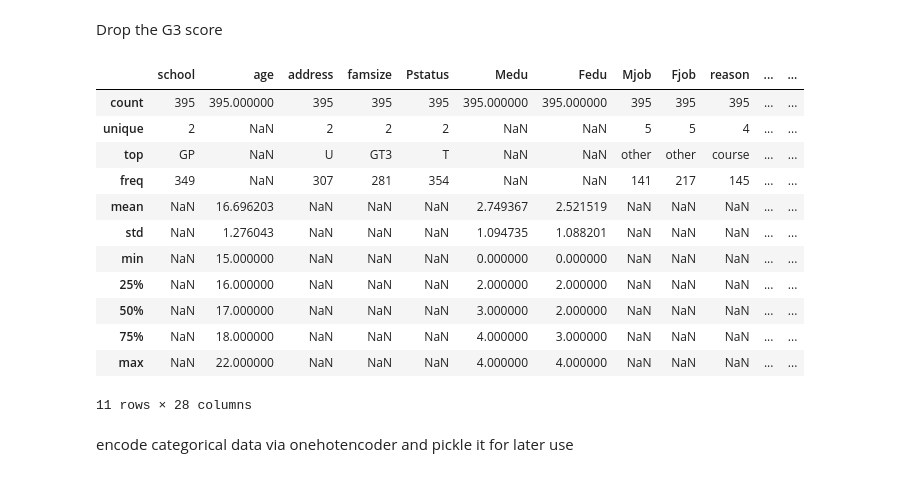
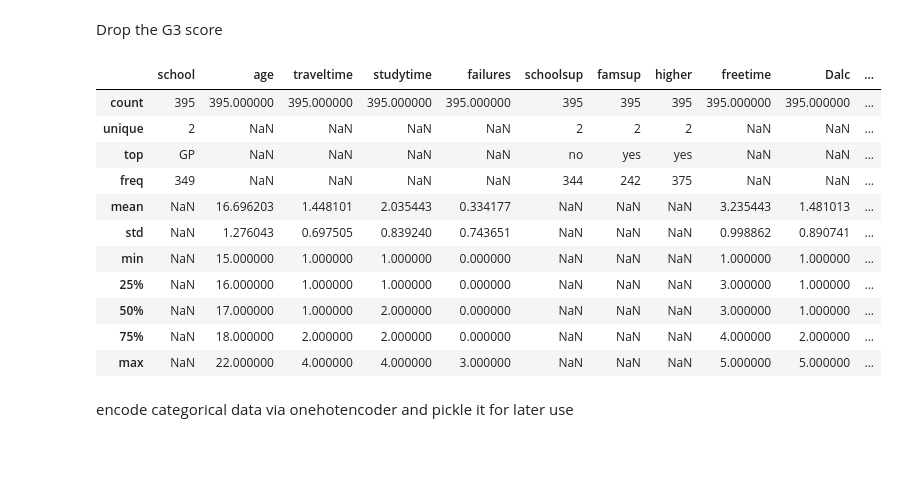
Before and after one commit to CMU-313/fall-2021-hw4-the-brogrammers, a Jupyter notebook: model_build.ipynb, the cells around one changed output. Drawn from its saved outputs; the diff is of its cells as text; code cells hidden in the pictures.

```diff
--- a/model_build.ipynb
+++ b/model_build.ipynb
@@ -59,27 +59,27 @@ df.describe()
 Drop the G3 score
 # %%
 
-include = ['school', 'age', 'address', 'famsize', 'Pstatus', 'Medu', 'Fedu', 'Mjob', 'Fjob', 'reason', 'guardian', 'traveltime', 'studytime',
-            'failures', 'schoolsup', 'famsup', 'paid', 'activities', 'higher', 'internet', 'famrel', 'freetime', 'goout', 'Dalc', 'Walc', 'health', 'absences']
+# include = ['school', 'age', 'address', 'famsize', 'Pstatus', 'Medu', 'Fedu', 'Mjob', 'Fjob', 'reason', 'guardian', 'traveltime', 'studytime',
+#             'failures', 'schoolsup', 'famsup', 'paid', 'activities', 'higher', 'internet', 'famrel', 'freetime', 'goout', 'Dalc', 'Walc', 'health', 'absences']
+include = ['school', 'age', 'traveltime', 'studytime', 'failures', 'schoolsup', 'famsup', 'higher', 'freetime', 'Dalc', 'Walc', 'health', 'absences']
 
 include.append('qual_student')
 
 df.drop(columns=df.columns.difference(include), inplace=True)
 df.describe(include='all')
 # %% [output]
-|  | school | age | address | famsize | Pstatus | Medu | Fedu | Mjob | Fjob | reason | ... | ... |
-| count | 395 | 395.000000 | 395 | 395 | 395 | 395.000000 | 395.000000 | 395 | 395 | 395 | ... | ... |
-| unique | 2 | NaN | 2 | 2 | 2 | NaN | NaN | 5 | 5 | 4 | ... | ... |
-| top | GP | NaN | U | GT3 | T | NaN | NaN | other | other | course | ... | ... |
-| freq | 349 | NaN | 307 | 281 | 354 | NaN | NaN | 141 | 217 | 145 | ... | ... |
-| mean | NaN | 16.696203 | NaN | NaN | NaN | 2.749367 | 2.521519 | NaN | NaN | NaN | ... | ... |
-| std | NaN | 1.276043 | NaN | NaN | NaN | 1.094735 | 1.088201 | NaN | NaN | NaN | ... | ... |
-| min | NaN | 15.000000 | NaN | NaN | NaN | 0.000000 | 0.000000 | NaN | NaN | NaN | ... | ... |
-| 25% | NaN | 16.000000 | NaN | NaN | NaN | 2.000000 | 2.000000 | NaN | NaN | NaN | ... | ... |
-| 50% | NaN | 17.000000 | NaN | NaN | NaN | 3.000000 | 2.000000 | NaN | NaN | NaN | ... | ... |
-| 75% | NaN | 18.000000 | NaN | NaN | NaN | 4.000000 | 3.000000 | NaN | NaN | NaN | ... | ... |
-| max | NaN | 22.000000 | NaN | NaN | NaN | 4.000000 | 4.000000 | NaN | NaN | NaN | ... | ... |
+|  | school | age | traveltime | studytime | failures | schoolsup | famsup | higher | freetime | Dalc | ... |
+| count | 395 | 395.000000 | 395.000000 | 395.000000 | 395.000000 | 395 | 395 | 395 | 395.000000 | 395.000000 | ... |
+| unique | 2 | NaN | NaN | NaN | NaN | 2 | 2 | 2 | NaN | NaN | ... |
+| top | GP | NaN | NaN | NaN | NaN | no | yes | yes | NaN | NaN | ... |
+| freq | 349 | NaN | NaN | NaN | NaN | 344 | 242 | 375 | NaN | NaN | ... |
+| mean | NaN | 16.696203 | 1.448101 | 2.035443 | 0.334177 | NaN | NaN | NaN | 3.235443 | 1.481013 | ... |
+| std | NaN | 1.276043 | 0.697505 | 0.839240 | 0.743651 | NaN | NaN | NaN | 0.998862 | 0.890741 | ... |
+| min | NaN | 15.000000 | 1.000000 | 1.000000 | 0.000000 | NaN | NaN | NaN | 1.000000 | 1.000000 | ... |
+| 25% | NaN | 16.000000 | 1.000000 | 1.000000 | 0.000000 | NaN | NaN | NaN | 3.000000 | 1.000000 | ... |
+| 50% | NaN | 17.000000 | 1.000000 | 2.000000 | 0.000000 | NaN | NaN | NaN | 3.000000 | 1.000000 | ... |
+| 75% | NaN | 18.000000 | 2.000000 | 2.000000 | 0.000000 | NaN | NaN | NaN | 4.000000 | 2.000000 | ... |
+| max | NaN | 22.000000 | 4.000000 | 4.000000 | 3.000000 | NaN | NaN | NaN | 5.000000 | 5.000000 | ... |
-11 rows × 28 columns
 # %% [markdown]
 encode categorical data via onehotencoder and pickle it for later use
 # %%
```
Also changed, not shown: parts of 4 cells of this notebook, 3 other files.
